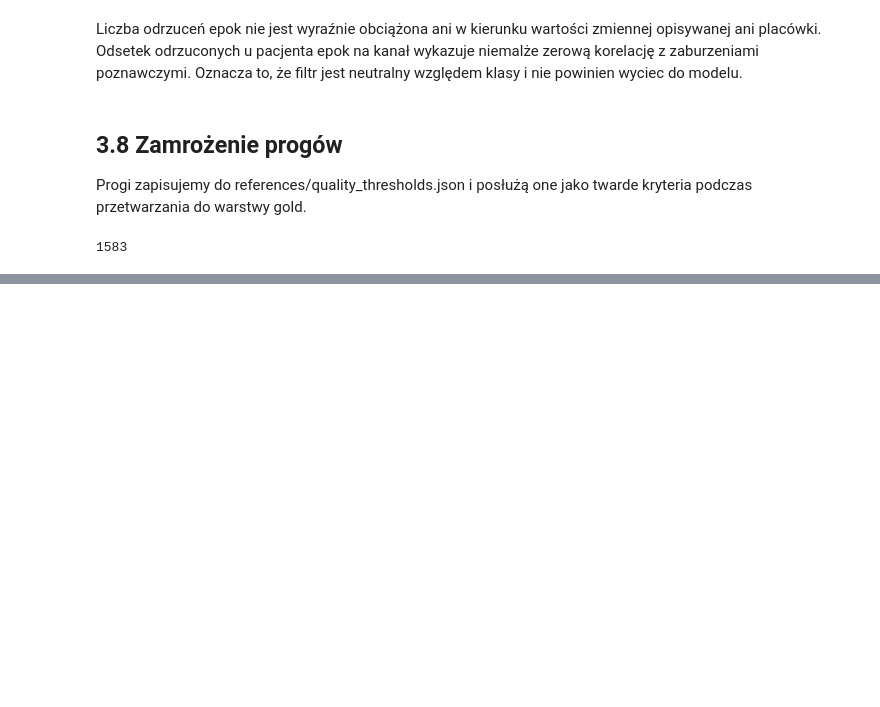
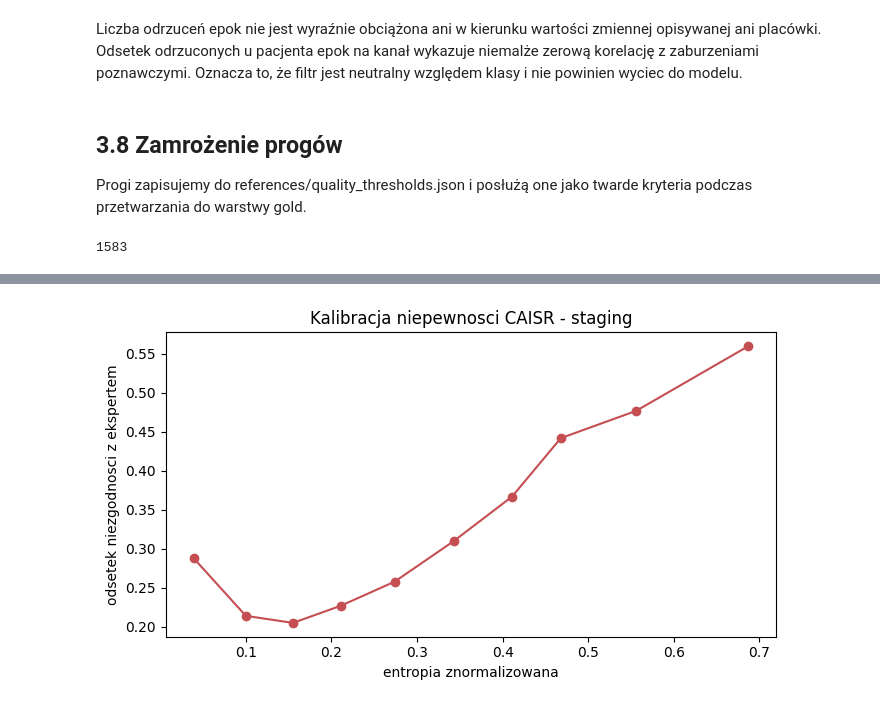
Before and after one commit to stolarczykemil/Analiza-sygnalow-polisomnograficznych, a Jupyter notebook: notebooks/signal_quality_analysis.ipynb, the cells around one changed output, grey strips where cells are left out. Drawn from its saved outputs; the diff is of its cells as text; code cells hidden in the pictures; blank space fills up the shorter version.

```diff
--- a/notebooks/signal_quality_analysis.ipynb
+++ b/notebooks/signal_quality_analysis.ipynb
@@ -984,0 +991,7 @@ Analiza wykazała słuszność zastosowania metryk jakościowych na epokach. Wie
+# %%
+ANNOT = {
+    "stage":   {"expert": 19, "caisr": 23, "prob": [24, 25, 26, 27, 28]},
+    "arousal": {"expert": 16, "caisr": 20, "prob": [29, 30]},
+    "limb":    {"expert": 17, "caisr": 21, "prob": []},
+    "resp":    {"expert": 18, "caisr": 22, "prob": []},
+}
@@ -984,0 +1187,13 @@ Analiza wykazała słuszność zastosowania metryk jakościowych na epokach. Wie
+# %%
+ENTROPY_CSV = INTERIM / "stage_entropy_train.csv"
+if ENTROPY_CSV.exists():
+    ent = pd.read_csv(ENTROPY_CSV)
+else:
+    parts = []
+    with ProcessPoolExecutor(max_workers=8) as ex:
+        for df in ex.map(stage_entropy, train_ids):
+            if df is not None:
+                parts.append(df)
+    ent = pd.concat(parts, ignore_index=True)
+    ent.to_csv(ENTROPY_CSV, index=False)
+ent.shape
@@ -984,0 +1238,14 @@ Analiza wykazała słuszność zastosowania metryk jakościowych na epokach. Wie
+# %%
+drop_cols = [c for c in staging.columns if c.startswith("entropy_norm")] + ["epoch_idx"]
+base = staging.drop(columns=drop_cols, errors="ignore")
+base = base.assign(epoch_idx=base.groupby("patient_id").cumcount())
+e = ent.assign(epoch_idx=ent.groupby("patient_id").cumcount())[["patient_id", "epoch_idx", "entropy_norm"]]
+cal = base.merge(e, on=["patient_id", "epoch_idx"], how="left")
+cal = cal[(cal.caisr_stage != "unscored") & (cal.expert_stage != "unscored") & cal.entropy_norm.notna()].copy()
+cal["correct"] = (cal.caisr_stage == cal.expert_stage).astype(int)
+cal["bin"] = pd.qcut(cal.entropy_norm, 10, duplicates="drop")
+binstat = (cal.groupby("bin", observed=True)
+           .agg(entropia=("entropy_norm", "mean"),
+                blad=("correct", lambda c: 1 - c.mean()),
+                n=("correct", "size")).round(3))
+binstat
@@ -984,0 +1265,10 @@ Analiza wykazała słuszność zastosowania metryk jakościowych na epokach. Wie
+# %%
+fig, ax = plt.subplots(figsize=(7, 4))
+ax.plot(binstat.entropia, binstat.blad, marker="o", color="#C44E52")
+ax.set_xlabel("entropia znormalizowana")
+ax.set_ylabel("odsetek niezgodnosci z ekspertem")
+ax.set_title("Kalibracja niepewnosci CAISR - staging")
+plt.tight_layout()
+plt.show()
+# %% [output]
+[figure, added]
```
Also changed, not shown: parts of 64 cells of this notebook, 3 other files.
